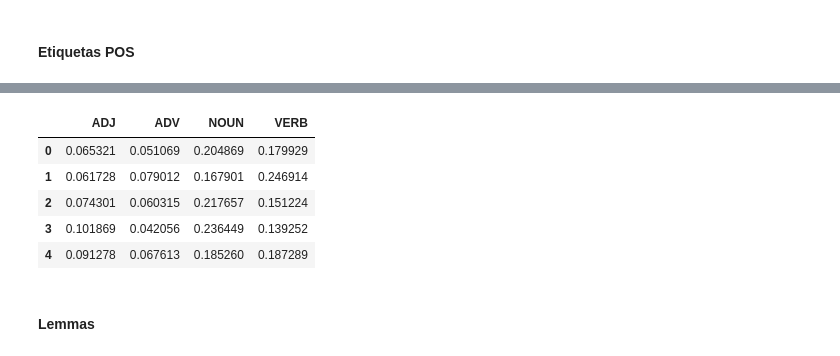
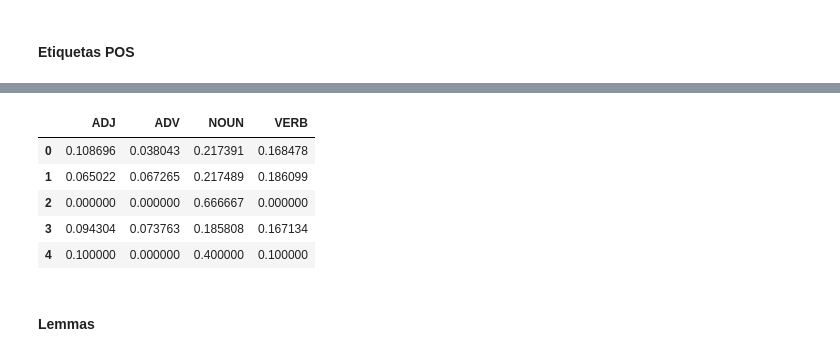
Before and after one commit to macfernandez/eddc-specialization-project, a Jupyter notebook: notebooks/06-datasets-building.ipynb, the cells around one changed output, grey strips where cells are left out. Drawn from its saved outputs; the diff is of its cells as text; code cells hidden in the pictures.

Commit message:
add vectorizers and encoders

```diff
--- a/notebooks/06-datasets-building.ipynb
+++ b/notebooks/06-datasets-building.ipynb
@@ -99,15 +108,17 @@ for file in ["X_train_index", "X_test_index"]:
 # %%
-vectorizer = TfidfVectorizer(norm="l1", use_idf=False, smooth_idf=False, sublinear_tf=False)
-X = vectorizer.fit_transform(data.speech_pos)
+pos_vectorizer = TfidfVectorizer(
+    norm="l1", use_idf=False, smooth_idf=False, sublinear_tf=False
+)
+X = pos_vectorizer.fit_transform(data.loc[X_train_index, "speech_pos"])
 pos = (
-    pd.DataFrame(X.toarray(), columns=map(str.upper,vectorizer.get_feature_names_out()))
+    pd.DataFrame(X.toarray(), columns=map(str.upper, pos_vectorizer.get_feature_names_out()))
     [["ADJ", "ADV", "NOUN", "VERB"]]
 )
 pos.head()
 # %% [output]
 |  | ADJ | ADV | NOUN | VERB |
-| 0 | 0.065321 | 0.051069 | 0.204869 | 0.179929 |
-| 1 | 0.061728 | 0.079012 | 0.167901 | 0.246914 |
-| 2 | 0.074301 | 0.060315 | 0.217657 | 0.151224 |
-| 3 | 0.101869 | 0.042056 | 0.236449 | 0.139252 |
-| 4 | 0.091278 | 0.067613 | 0.185260 | 0.187289 |
+| 0 | 0.108696 | 0.038043 | 0.217391 | 0.168478 |
+| 1 | 0.065022 | 0.067265 | 0.217489 | 0.186099 |
+| 2 | 0.000000 | 0.000000 | 0.666667 | 0.000000 |
+| 3 | 0.094304 | 0.073763 | 0.185808 | 0.167134 |
+| 4 | 0.100000 | 0.000000 | 0.400000 | 0.100000 |
```
Also changed, not shown: parts of 17 cells of this notebook.
